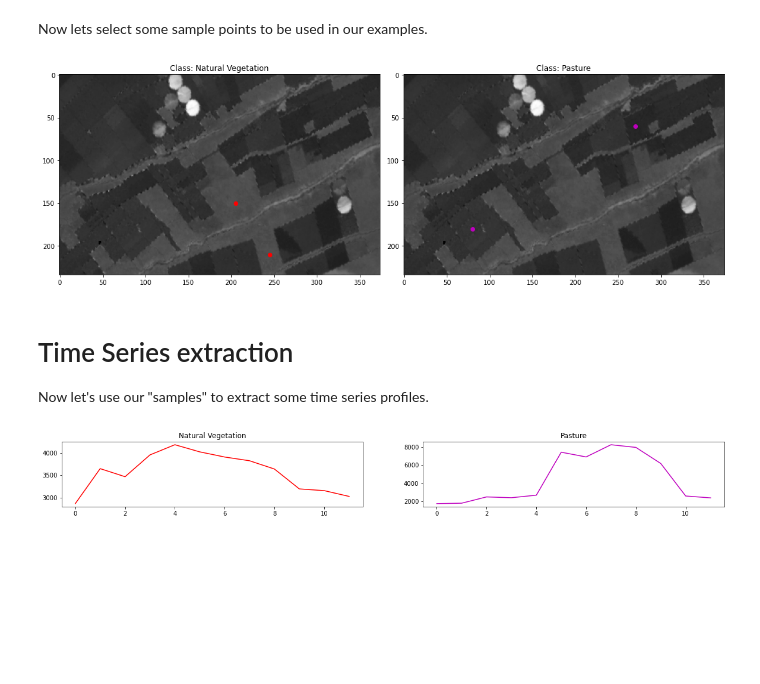
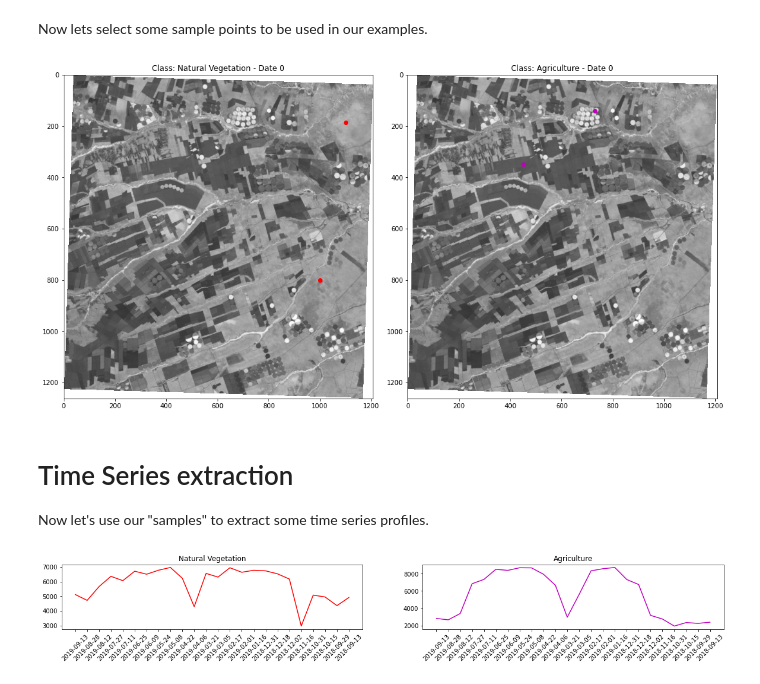
Before and after one commit to brazil-data-cube/stmetrics, a Jupyter notebook: example/TimeMetrics.ipynb, the cells around one changed output. Saved outputs shown, nothing was run; the diff lists cells and outputs as text; code cells hidden in the pictures; blank space fills up the shorter version.

```diff
--- a/example/TimeMetrics.ipynb
+++ b/example/TimeMetrics.ipynb
@@ -71,0 +154,3 @@ plt.imshow(img[0,:,:], cmap = 'gray')
+# %%
+bdc_stac = stac.STAC("http://brazildatacube.dpi.inpe.br/stac/")
+bdc_stac
@@ -71,0 +163,9 @@ plt.imshow(img[0,:,:], cmap = 'gray')
+# %%
+w = -45.90
+n = -12.20
+e = -45.20
+s = -12.90
+bbox = ( w,s,e,n )
+
+my_bands = ['NDVI']
+timeline = '2018-09-01/2019-08-31'
@@ -71,0 +174,2 @@ plt.imshow(img[0,:,:], cmap = 'gray')
+# %%
+xarray = bdc2xray(bdc_stac, "CB4_64_16D_STK-1", bbox, timeline, my_bands)
@@ -72,37 +183,44 @@ plt.imshow(img[0,:,:], cmap = 'gray')
 # %% [markdown]
 Now lets select some sample points to be used in our examples.
 # %%
+img = numpy.squeeze(xarray.NDVI.values)
 fig= plt.figure(figsize=(15, 15))  # width, height in inches
 sub = fig.add_subplot(1, 2, 1)
 sub.imshow(img[0,:,:], cmap = 'gray')
-plt.scatter(205,150,color='r')
-plt.scatter(245,210,color='r')
-plt.title('Class: Natural Vegetation')
+plt.scatter(1100,185,color='r')
+plt.scatter(1000,800,color='r')
+plt.title('Class: Natural Vegetation - Date 0')
 sub = fig.add_subplot(1, 2, 2)
 sub.imshow(img[0,:,:], cmap = 'gray')
-plt.scatter(80,180,color='m')
-plt.scatter(270,60,color='m')
-plt.title('Class: Pasture')
+plt.scatter(450,350,color='m')
+plt.scatter(730,140,color='m')
+plt.title('Class: Agriculture - Date 0')
 plt.tight_layout()
 # %% [output]
-[figure, old version]
+[figure, new version]
 # %% [markdown]
 # Time Series extraction
 
 Now let's use our "samples" to extract some time series profiles.
 # %%
-fn = img[:,150,205] # formação natural
-pasto = img[:,180,80] #pasto
+import matplotlib.dates as mdates
+
+fn = img[:,1100,185] #Natural vegetation
+agr = img[:,450,350] #Agriculture pattern
+
+#get dates from xarray
+dates = xarray.time.values
 
 fig, ax = plt.subplots(1,2, figsize=(20,2))
-#sub = ax.add_subplot(1, 2, 1)
-ax[0].plot(fn,color = 'r')
+ax[0].plot(dates,fn,color = 'r')
 ax[0].title.set_text('Natural Vegetation')
-#sub = ax.add_subplot(1, 2, 2)
-ax[1].plot(pasto, color = 'm')
-ax[1].title.set_text('Pasture')
+ax[0].set_xticklabels(dates, rotation=45)
+
+ax[1].plot(dates,agr, color = 'm')
+ax[1].title.set_text('Agriculture')
+ax[1].set_xticklabels(dates, rotation=45);
 # %% [output]
-[figure, old version]
+[figure, new version]
 # %% [markdown]
 ## Polar plot
 
```
Also changed, not shown: parts of 27 cells of this notebook, 8 other files.
